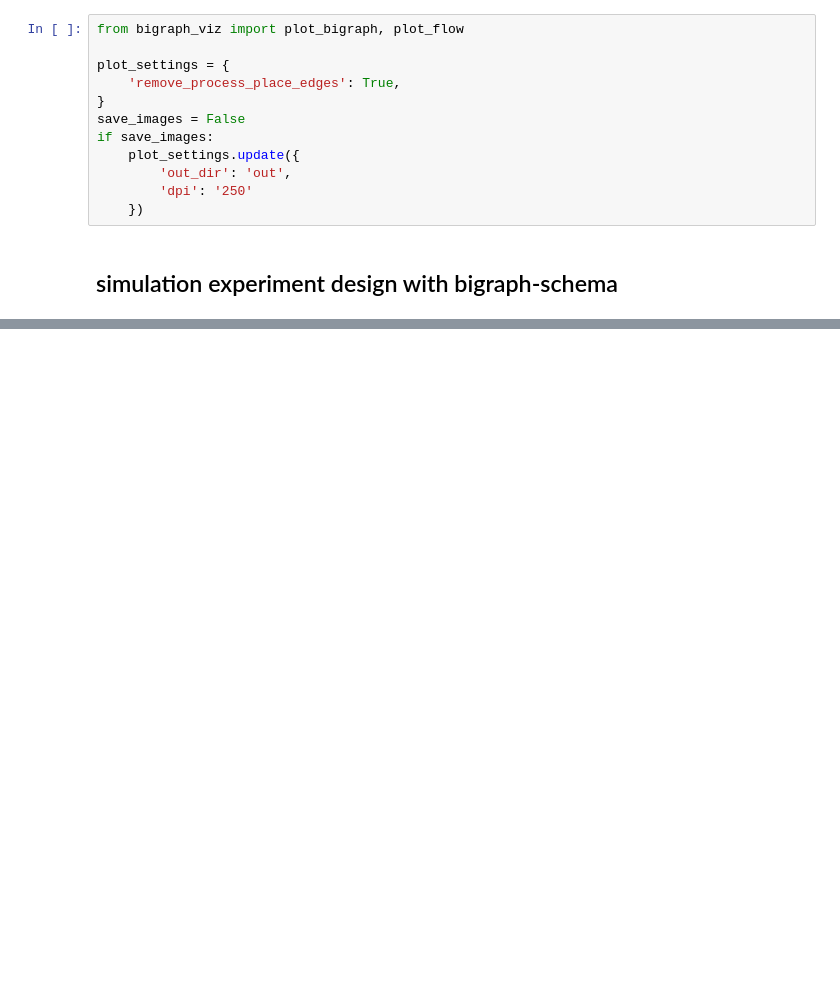
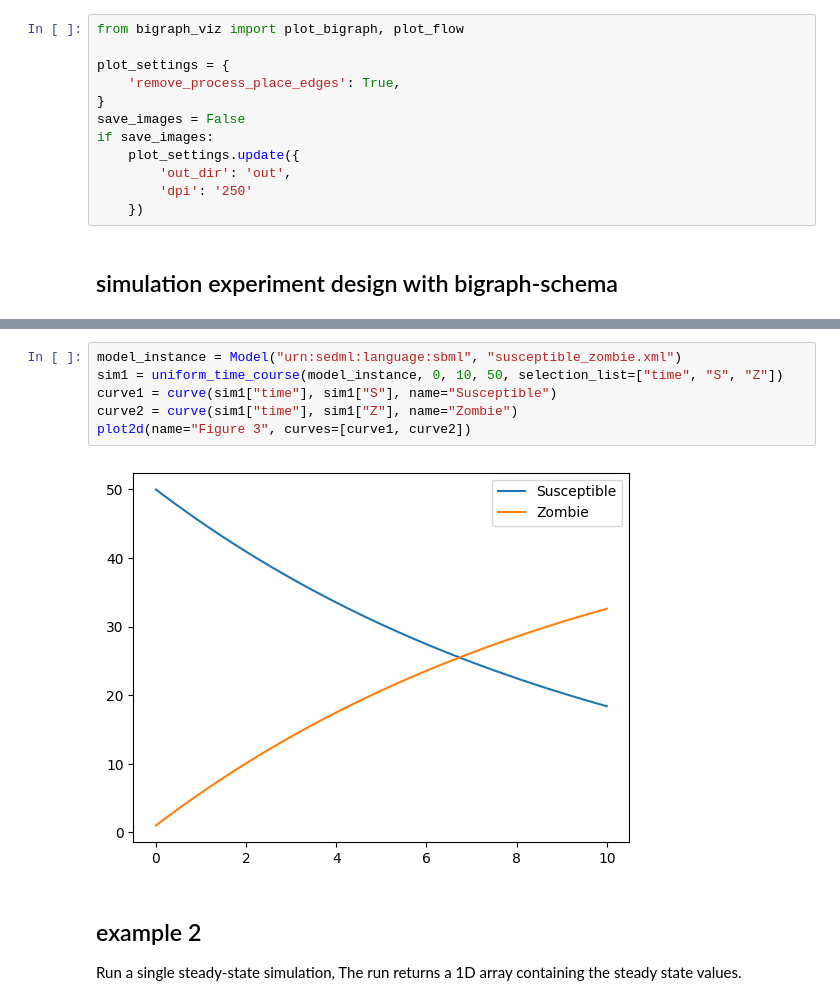
Before and after one commit to eagmon/notebook_tests, a Jupyter notebook: simulation_experiment.ipynb, the cells around one changed output, grey strips where cells are left out. Saved outputs shown, nothing was run; the diff lists cells and outputs as text; blank space fills up the shorter version.

Commit message:
all of lucians examples in notebook

```diff
--- a/simulation_experiment.ipynb
+++ b/simulation_experiment.ipynb
@@ -75,0 +176,11 @@ plot_flow(simulation_experiment_spec)
+# %%
+model_instance = Model("urn:sedml:language:sbml", "susceptible_zombie.xml")
+sim1 = uniform_time_course(model_instance, 0, 10, 50, selection_list=["time", "S", "Z"])
+curve1 = curve(sim1["time"], sim1["S"], name="Susceptible")
+curve2 = curve(sim1["time"], sim1["Z"], name="Zombie")
+plot2d(name="Figure 3", curves=[curve1, curve2])
+# %% [output]
+[figure, added]
+# %% [markdown]
+## example 2
+Run a single steady-state simulation, The run returns a 1D array containing the steady state values.
```
Also changed, not shown: parts of 11 cells of this notebook, 2 other files.
